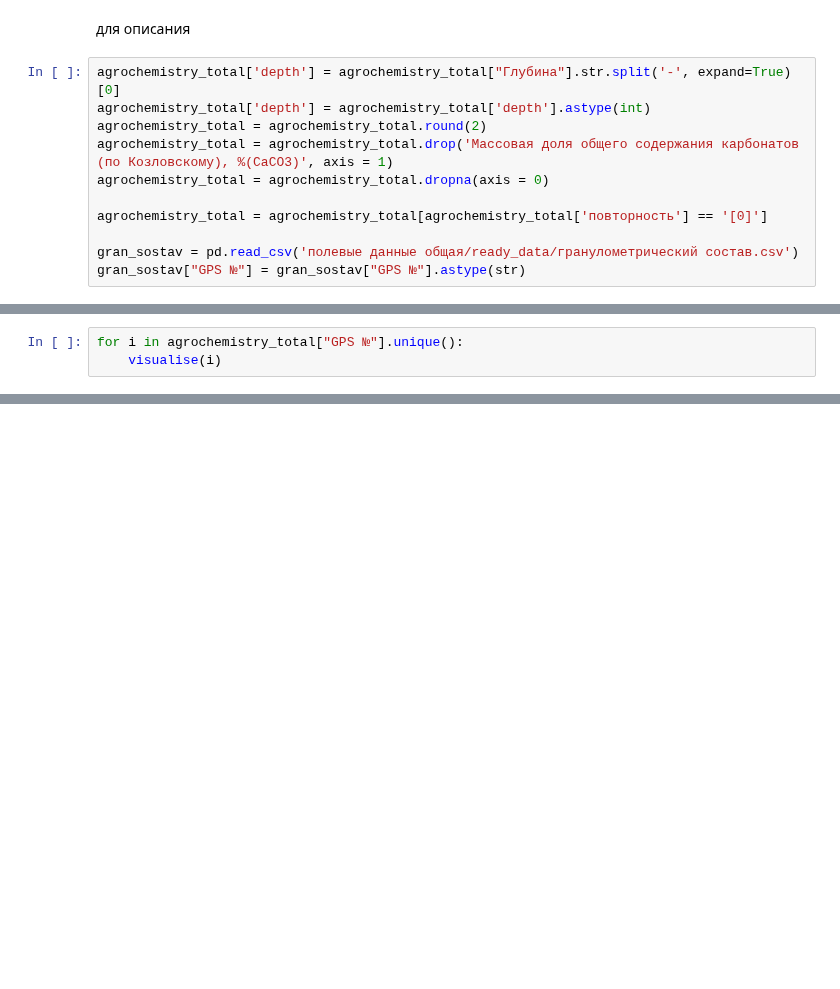
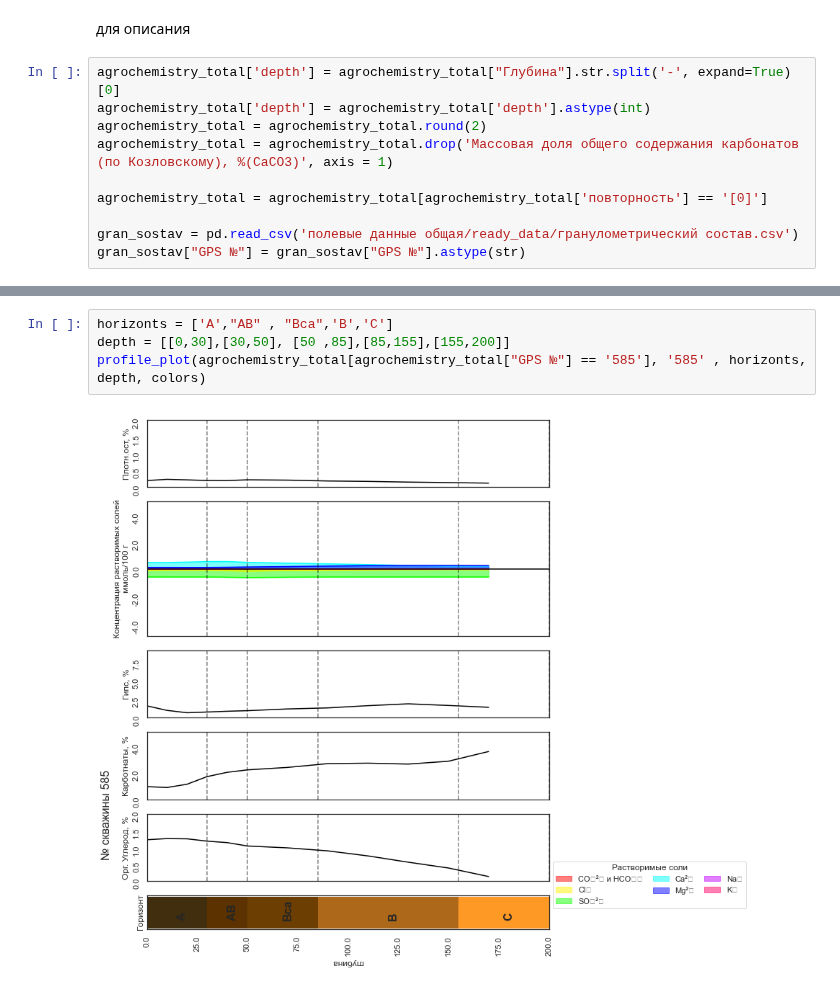
Before and after one commit to hukitoc94/total_archangelskiy, a Jupyter notebook: field_scale/field_data/field_data_analis.ipynb, the cells around one changed output, grey strips where cells are left out. Cells and saved outputs as stored; diff of their text form; blank space fills up the shorter version.

```diff
--- a/field_scale/field_data/field_data_analis.ipynb
+++ b/field_scale/field_data/field_data_analis.ipynb
@@ -494,7 +507,6 @@ agrochemistry_total['depth'] = agrochemistry_total["Глубина"].str.split('
 agrochemistry_total['depth'] = agrochemistry_total['depth'].astype(int)
 agrochemistry_total = agrochemistry_total.round(2)
 agrochemistry_total = agrochemistry_total.drop('Массовая доля общего содержания карбонатов (по Козловскому), %(CaCO3)', axis = 1)
-agrochemistry_total = agrochemistry_total.dropna(axis = 0)
 
 agrochemistry_total = agrochemistry_total[agrochemistry_total['повторность'] == '[0]']
 
@@ -507,3 +514,0 @@ def visualise(num : str):
-# %%
-for i in agrochemistry_total["GPS №"].unique():
-    visualise(i)
@@ -528,0 +623,6 @@ array(['584', '585', '586', '525', '526', '527', '528', '529'],
+# %%
+horizonts = ['A',"AB" , "Bca",'B','C']
+depth = [[0,30],[30,50], [50 ,85],[85,155],[155,200]]
+profile_plot(agrochemistry_total[agrochemistry_total["GPS №"] == '585'], '585' , horizonts, depth, colors)
+# %% [output]
+[figure, added]
```
Also changed, not shown: parts of 30 cells of this notebook, 18 other files.
